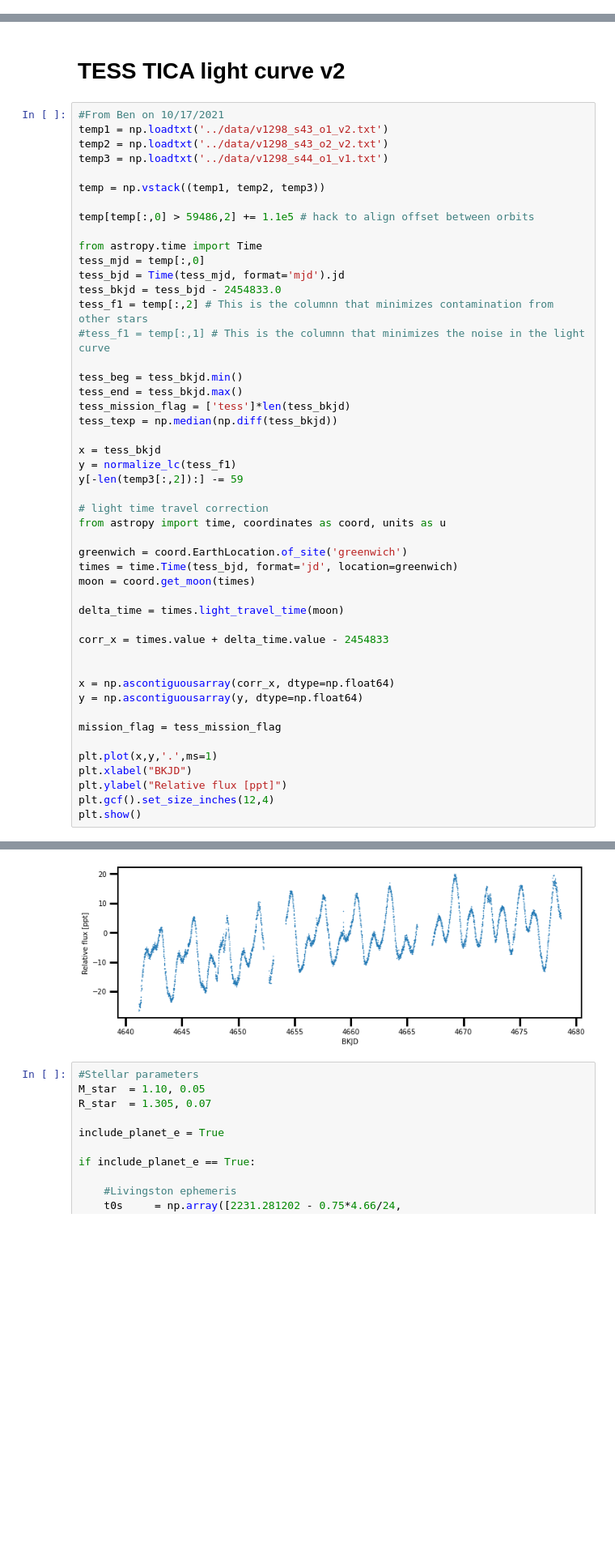
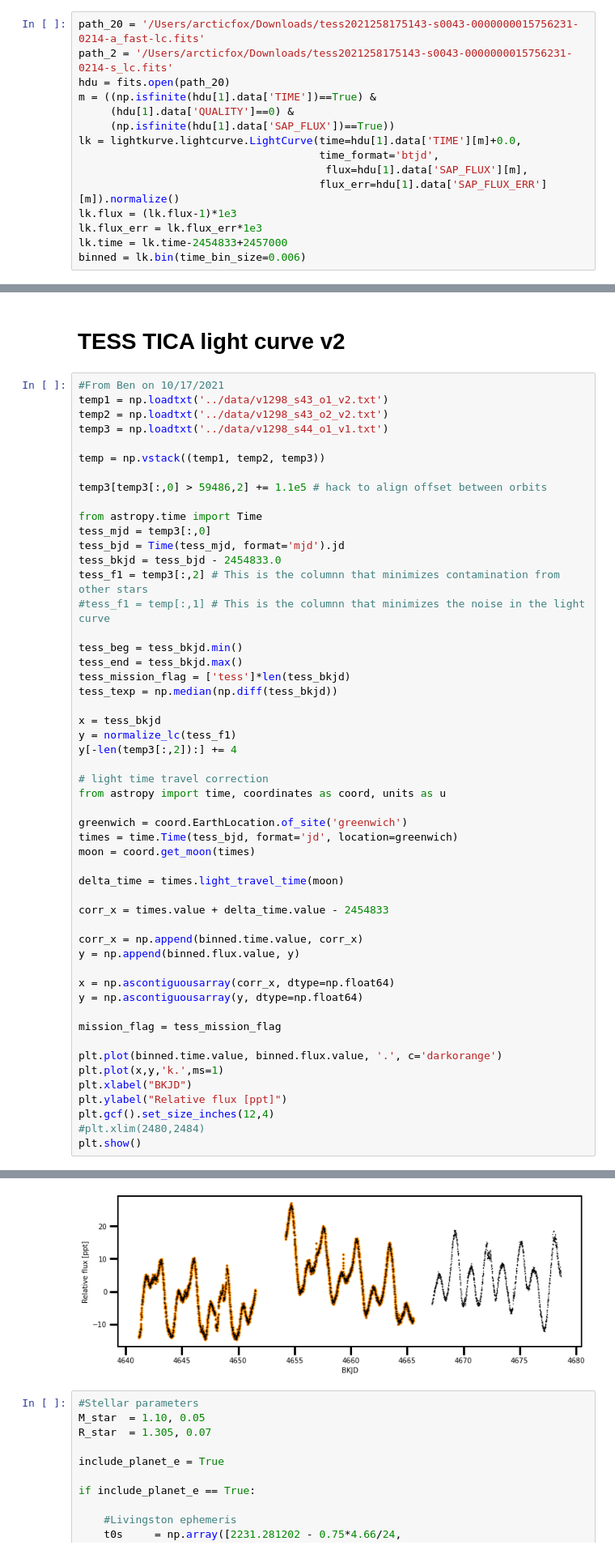
Before and after one commit to afeinstein20/v1298tau_tess, a Jupyter notebook: notebooks/TESS_V1298Tau.ipynb, the cells around one changed output, grey strips where cells are left out. Shown: that part at 81% size. Drawn from its saved outputs; the diff is of its cells as text; blank space fills up the shorter version.

```diff
--- a/notebooks/TESS_V1298Tau.ipynb
+++ b/notebooks/TESS_V1298Tau.ipynb
@@ -19,6 +21,21 @@ import astropy.constants as c
 
 import time as timer
 tangerine= np.load('/Users/arcticfox/parula_colors.npy')[np.linspace(0,180,5,dtype=int)]
+# %%
+path_20 = '/Users/arcticfox/Downloads/tess2021258175143-s0043-0000000015756231-0214-a_fast-lc.fits'
+path_2 = '/Users/arcticfox/Downloads/tess2021258175143-s0043-0000000015756231-0214-s_lc.fits'
+hdu = fits.open(path_20)
+m = ((np.isfinite(hdu[1].data['TIME'])==True) &
+     (hdu[1].data['QUALITY']==0) &
+     (np.isfinite(hdu[1].data['SAP_FLUX'])==True))
+lk = lightkurve.lightcurve.LightCurve(time=hdu[1].data['TIME'][m]+0.0,
+                                      time_format='btjd',
+                                       flux=hdu[1].data['SAP_FLUX'][m],
+                                      flux_err=hdu[1].data['SAP_FLUX_ERR'][m]).normalize()
+lk.flux = (lk.flux-1)*1e3
+lk.flux_err = lk.flux_err*1e3
+lk.time = lk.time-2454833+2457000
+binned = lk.bin(time_bin_size=0.006)
 # %%
 def normalize_lc(flux):
     #Returns median-normalized flux in units of parts-per-thousand
@@ -35,13 +52,13 @@ temp3 = np.loadtxt('../data/v1298_s44_o1_v1.txt')
 
 temp = np.vstack((temp1, temp2, temp3))
 
-temp[temp[:,0] > 59486,2] += 1.1e5 # hack to align offset between orbits
+temp3[temp3[:,0] > 59486,2] += 1.1e5 # hack to align offset between orbits
 
 from astropy.time import Time
-tess_mjd = temp[:,0]
+tess_mjd = temp3[:,0]
 tess_bjd = Time(tess_mjd, format='mjd').jd
 tess_bkjd = tess_bjd - 2454833.0
-tess_f1 = temp[:,2] # This is the columnn that minimizes contamination from other stars
+tess_f1 = temp3[:,2] # This is the columnn that minimizes contamination from other stars
 #tess_f1 = temp[:,1] # This is the columnn that minimizes the noise in the light curve
 
 tess_beg = tess_bkjd.min()
@@ -51,7 +68,7 @@ tess_texp = np.median(np.diff(tess_bkjd))
 
 x = tess_bkjd
 y = normalize_lc(tess_f1)
-y[-len(temp3[:,2]):] -= 59
+y[-len(temp3[:,2]):] += 4
 
 # light time travel correction
 from astropy import time, coordinates as coord, units as u
@@ -64,15 +81,19 @@ delta_time = times.light_travel_time(moon)
 
 corr_x = times.value + delta_time.value - 2454833
 
+corr_x = np.append(binned.time.value, corr_x)
+y = np.append(binned.flux.value, y)
 
 x = np.ascontiguousarray(corr_x, dtype=np.float64)
 y = np.ascontiguousarray(y, dtype=np.float64)
 
 mission_flag = tess_mission_flag
 
-plt.plot(x,y,'.',ms=1)
+plt.plot(binned.time.value, binned.flux.value, '.', c='darkorange')
+plt.plot(x,y,'k.',ms=1)
 plt.xlabel("BKJD")
 plt.ylabel("Relative flux [ppt]")
 plt.gcf().set_size_inches(12,4)
+#plt.xlim(2480,2484)
 plt.show()
 # %% [output]
@@ -80,4 +100,4 @@ WARNING: leap-second auto-update failed due to the following exception: ValueErr
-[figure, old version]
+[figure, new version]
 # %%
 #Stellar parameters
 M_star  = 1.10, 0.05
```
Also changed, not shown: parts of 18 cells of this notebook, 2 other files.
